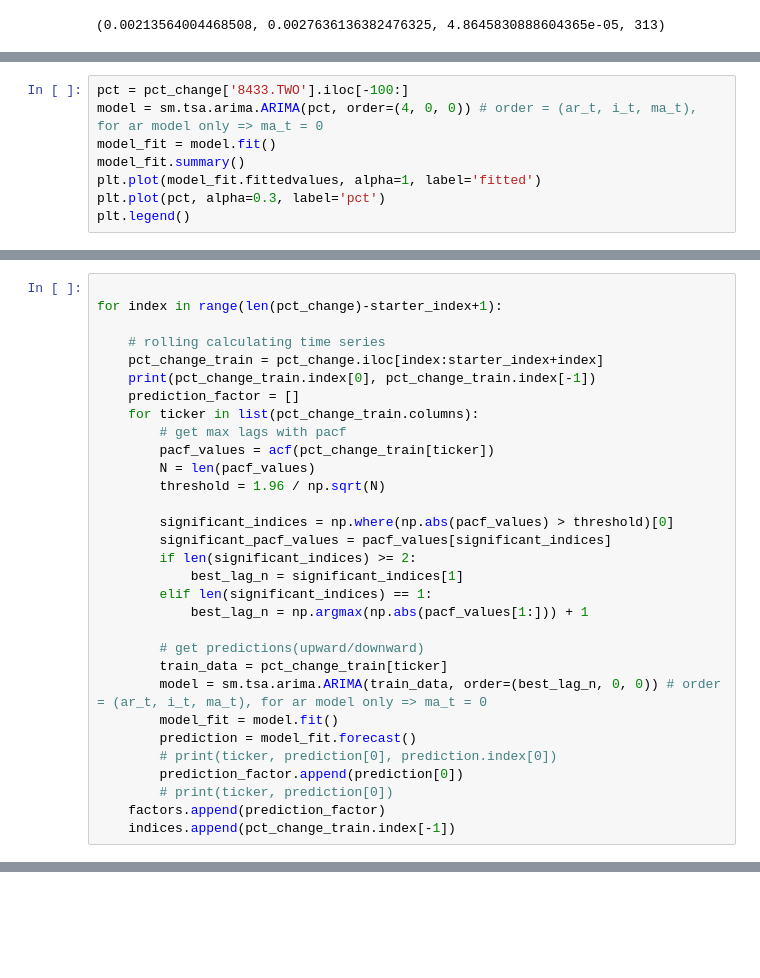
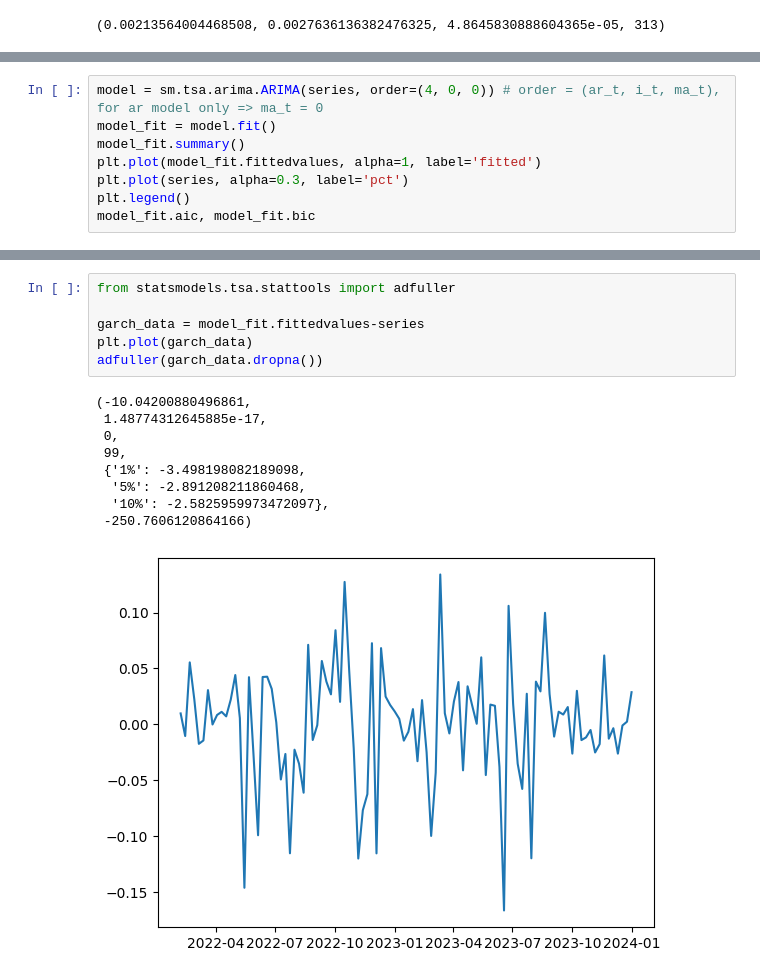
Before and after one commit to tsungyou/TS, a Jupyter notebook: factor/finished/ARIMA_v1_resample.ipynb, the cells around one changed output, grey strips where cells are left out. Cells and saved outputs as stored; diff of their text form; blank space fills up the shorter version.

Commit message:
arima garch

```diff
--- a/factor/finished/ARIMA_v1_resample.ipynb
+++ b/factor/finished/ARIMA_v1_resample.ipynb
@@ -46,9 +56,9 @@ np.mean(c_0), mean_x, c_k, len(x)
 # %%
-pct = pct_change['8433.TWO'].iloc[-100:]
-model = sm.tsa.arima.ARIMA(pct, order=(4, 0, 0)) # order = (ar_t, i_t, ma_t), for ar model only => ma_t = 0
+model = sm.tsa.arima.ARIMA(series, order=(4, 0, 0)) # order = (ar_t, i_t, ma_t), for ar model only => ma_t = 0
 model_fit = model.fit()
 model_fit.summary()
 plt.plot(model_fit.fittedvalues, alpha=1, label='fitted')
-plt.plot(pct, alpha=0.3, label='pct')
+plt.plot(series, alpha=0.3, label='pct')
 plt.legend()
+model_fit.aic, model_fit.bic
 # %% [output]
@@ -65,31 +66,0 @@ print(starter_index)
-# %%
-
-for index in range(len(pct_change)-starter_index+1):
-
-    # rolling calculating time series
-    pct_change_train = pct_change.iloc[index:starter_index+index]
-    print(pct_change_train.index[0], pct_change_train.index[-1])
-    prediction_factor = []
-    for ticker in list(pct_change_train.columns):
-        # get max lags with pacf
-        pacf_values = acf(pct_change_train[ticker])
-        N = len(pacf_values)
-        threshold = 1.96 / np.sqrt(N)
-
-        significant_indices = np.where(np.abs(pacf_values) > threshold)[0]
-        significant_pacf_values = pacf_values[significant_indices]
-        if len(significant_indices) >= 2:
-            best_lag_n = significant_indices[1]
-        elif len(significant_indices) == 1:
-            best_lag_n = np.argmax(np.abs(pacf_values[1:])) + 1
-
-        # get predictions(upward/downward)
-        train_data = pct_change_train[ticker]
-        model = sm.tsa.arima.ARIMA(train_data, order=(best_lag_n, 0, 0)) # order = (ar_t, i_t, ma_t), for ar model only => ma_t = 0
-        model_fit = model.fit()
-        prediction = model_fit.forecast()
-        # print(ticker, prediction[0], prediction.index[0])
-        prediction_factor.append(prediction[0])
-        # print(ticker, prediction[0])
-    factors.append(prediction_factor)
-    indices.append(pct_change_train.index[-1])
@@ -209,0 +67,16 @@ DataFrame with top 3 values retained and others set to zero:
+# %%
+from statsmodels.tsa.stattools import adfuller
+
+garch_data = model_fit.fittedvalues-series
+plt.plot(garch_data)
+adfuller(garch_data.dropna())
+# %% [output]
+(-10.04200880496861,
+ 1.48774312645885e-17,
+ 0,
+ 99,
+ {'1%': -3.498198082189098,
+  '5%': -2.891208211860468,
+  '10%': -2.5825959973472097},
+ -250.7606120864166)
+[figure, added]
```
Also changed, not shown: parts of 11 cells of this notebook, 4 other files.
